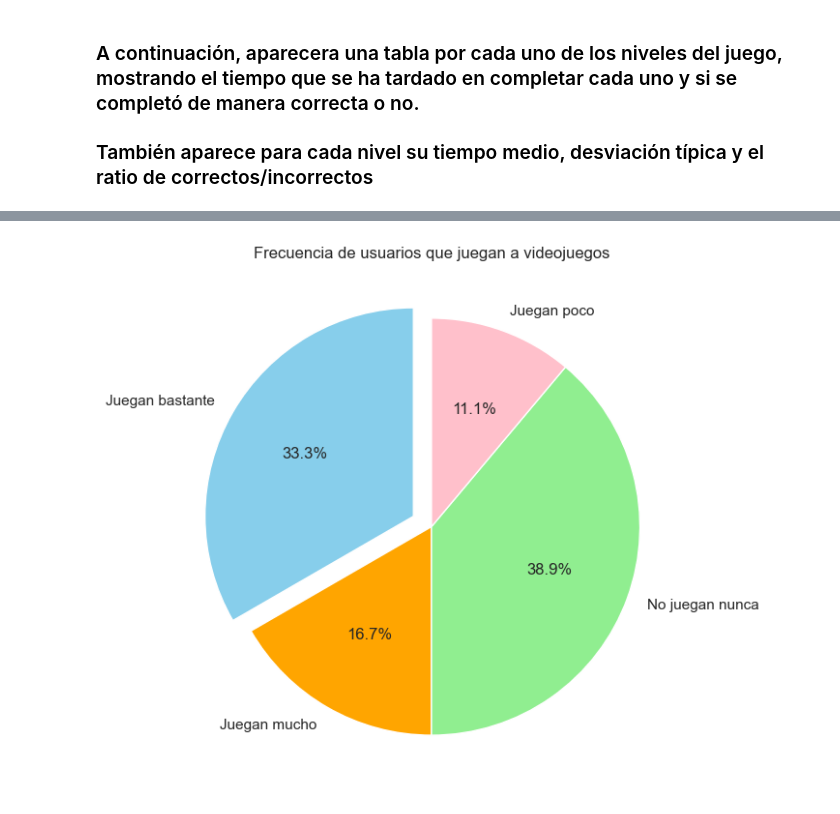
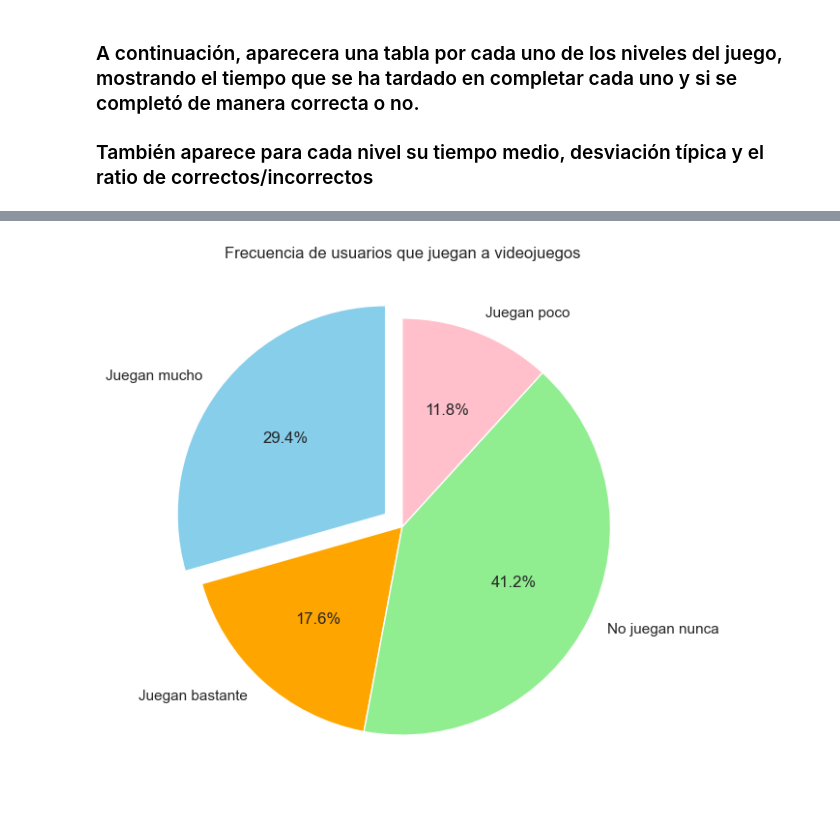
Before and after one commit to admont02/TFG-SimonaAntonova-AdrianMontero, a Jupyter notebook: AnalisisDeDatos.ipynb, the cells around one changed output, grey strips where cells are left out. Saved outputs shown, nothing was run; the diff lists cells and outputs as text; code cells hidden in the pictures.

```diff
--- a/AnalisisDeDatos.ipynb
+++ b/AnalisisDeDatos.ipynb
@@ -855,16 +1051,16 @@ for nivel, data in niveles_data.items():
 # %%
 import matplotlib.pyplot as plt
 
 # Datos
-labels = ['Juegan bastante', 'Juegan mucho', 'No juegan nunca', 'Juegan poco']
-sizes = [6/18, 3/18, 7/18, 2/18]  # Porcentajes
+labels = ['Juegan mucho', 'Juegan bastante', 'No juegan nunca', 'Juegan poco']
+sizes = [5/17, 3/17, 7/17, 2/17]  # Porcentajes
 colors = ['skyblue', 'orange', 'lightgreen', 'pink']  # Colores de la gráfica
 explode = (0.1, 0, 0, 0)  # Destacar el segmento 'Juegan bastante'
 
 # Crear gráfica de pastel
 plt.figure(figsize=(7, 7))
 plt.pie(sizes, labels=labels, autopct='%1.1f%%', colors=colors, explode=explode, startangle=90)
 plt.title('Frecuencia de usuarios que juegan a videojuegos')
 plt.show()
 # %% [output]
-[figure, old version]
+[figure, new version]
```
Also changed, not shown: parts of 17 cells of this notebook, 8 other files.
